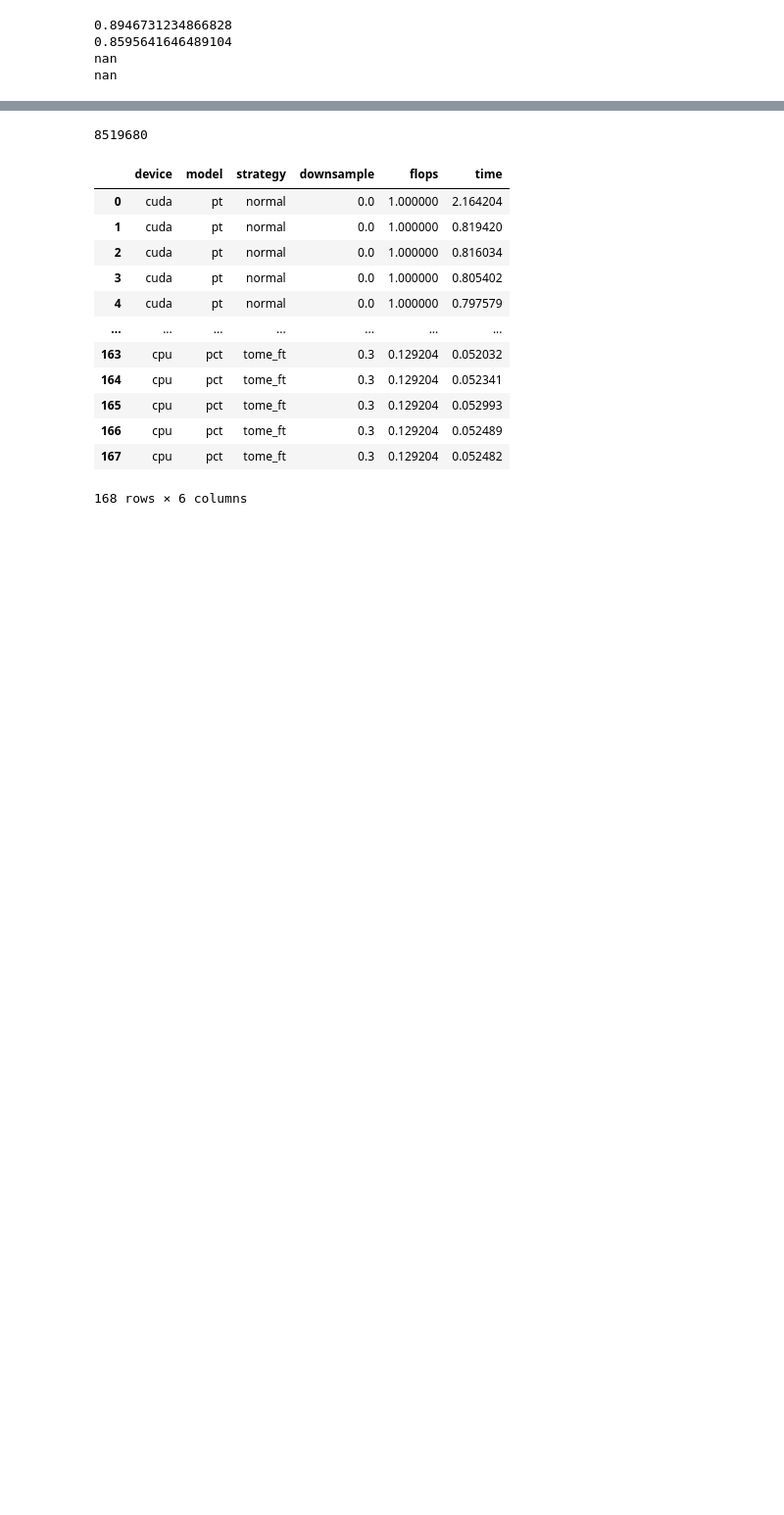
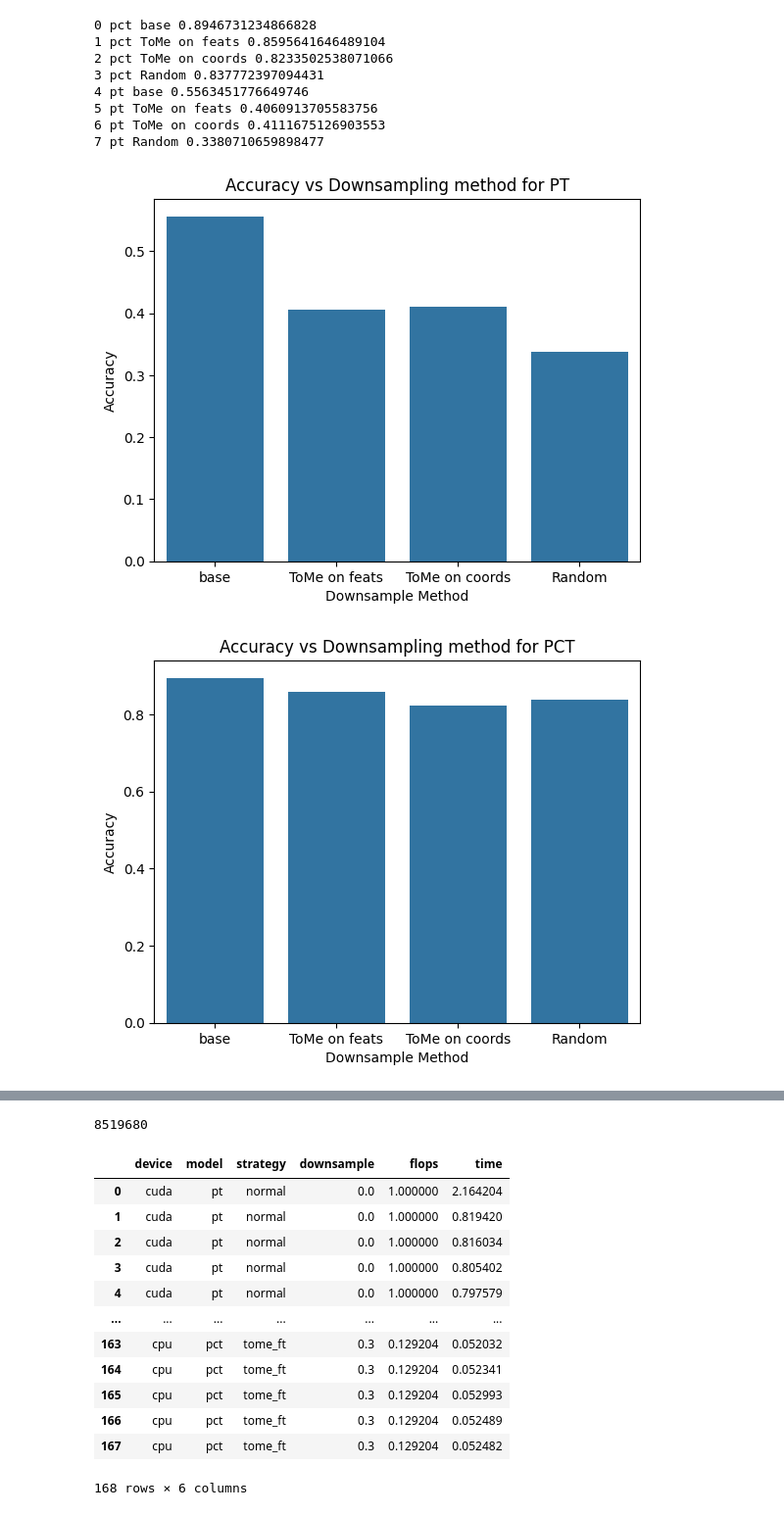
Before and after one commit to mehardsingh/point-transformer-cardinality-reduction, a Jupyter notebook: best_accs.ipynb, the cells around one changed output, grey strips where cells are left out. Shown at 98% size. Saved outputs shown, nothing was run; the diff lists cells and outputs as text; code cells hidden in the pictures; blank space fills up the shorter version.

```diff
--- a/best_accs.ipynb
+++ b/best_accs.ipynb
@@ -18,13 +19,3 @@ from src.models.pct.point_transformer_cls import get_model as get_pct, get_loss
 from src.models.pt.model import get_model as get_pt, get_loss as get_pt_loss
 
 # sys.path.append('src')
-# %%
-for i in range(1, 5):
-    fp = os.path.join("outputs/test", str(i), "progress.csv")
-    df = pd.read_csv(fp)
-    print(max(df["V_Accuracy"]))
-# %% [output]
-0.8946731234866828
-0.8595641646489104
-nan
-nan
@@ -30,0 +25,42 @@ nan
+# %%
+prod = product(['pct','pt'],['base','ToMe on feats','ToMe on coords','Random'])
+recs = []
+for i, (model, downsample_by) in enumerate(prod):
+    subfile = os.path.join(str(i+1), "progress.csv")
+    new_version_exists =  (downsample_by == 'ToMe on coords')
+    fp = ( os.path.join("outputs/test_v2",subfile)
+            if new_version_exists else
+            os.path.join("outputs/test", subfile)
+            )
+    df = pd.read_csv(fp)
+    print(i,model, downsample_by, max(df["V_Accuracy"]))
+    recs.append( {
+        'Model': model,
+        'Downsample Method':downsample_by,
+        'Accuracy':max(df["V_Accuracy"]),
+        'F1 score':max(df["V_F1"]),
+        'best_iter':df["V_Accuracy"].argmax()
+    })
+
+plt.figure()
+accs = pd.DataFrame(recs)
+ax = sns.barplot(accs[accs['Model'] =='pt'],y='Accuracy',x='Downsample Method')
+ax.set_title('Accuracy vs Downsampling method for PT')
+ax.get_figure().savefig('figures/new_acc_vs_method_pt.png')
+
+plt.figure()
+accs = pd.DataFrame(recs)
+ax = sns.barplot(accs[accs['Model'] =='pct'],y='Accuracy',x='Downsample Method')
+ax.set_title('Accuracy vs Downsampling method for PCT')
+ax.get_figure().savefig('figures/new_acc_vs_method_pct.png')
+# %% [output]
+0 pct base 0.8946731234866828
+1 pct ToMe on feats 0.8595641646489104
+2 pct ToMe on coords 0.8233502538071066
+3 pct Random 0.837772397094431
+4 pt base 0.5563451776649746
+5 pt ToMe on feats 0.4060913705583756
+6 pt ToMe on coords 0.4111675126903553
+7 pt Random 0.3380710659898477
+[figure, added]
+[figure, added]
```
Also changed, not shown: parts of 10 cells of this notebook, 12 other files.
